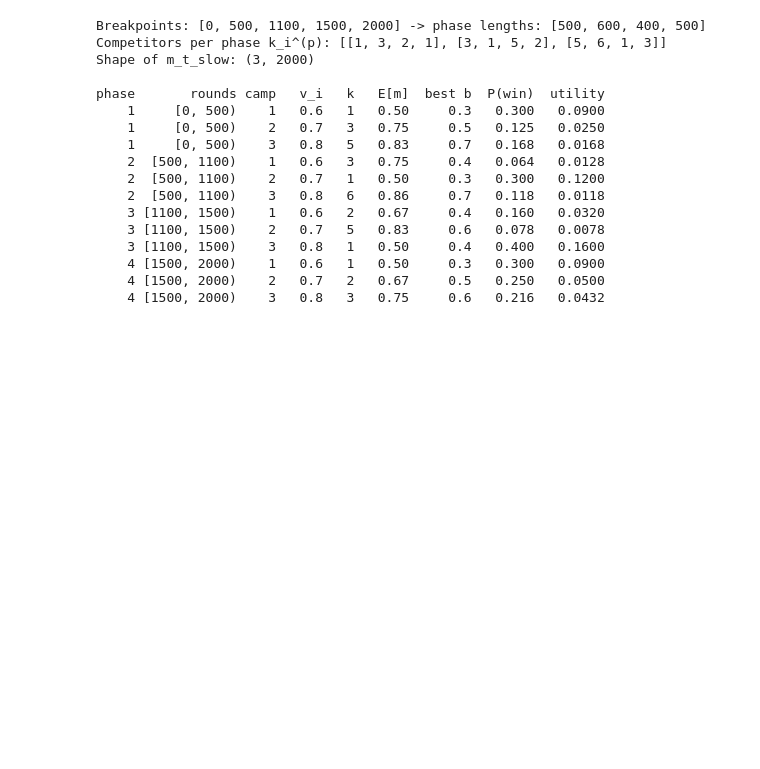
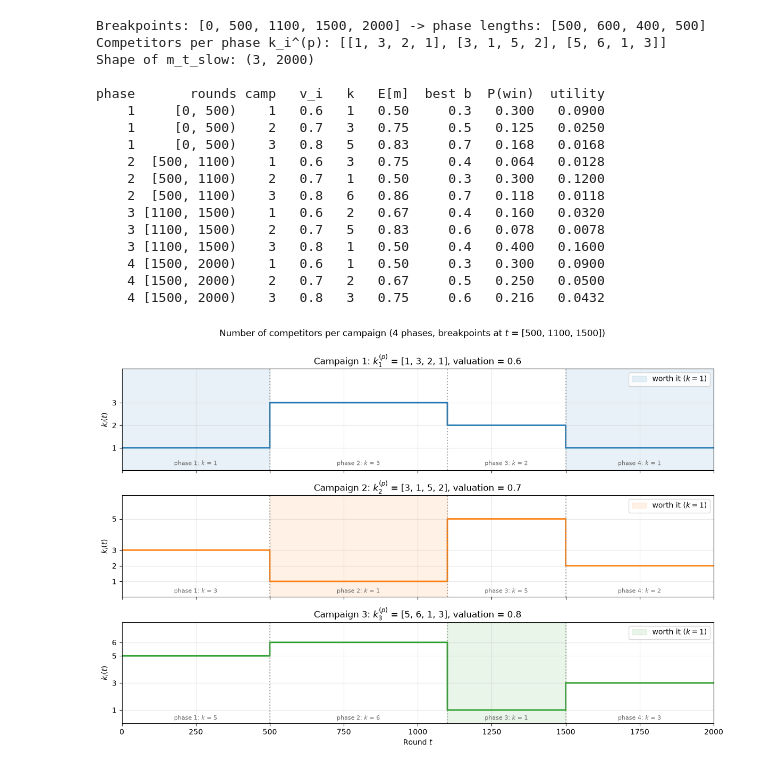
Before and after one commit to poligregni/OnlineLearningApplications2026, a Jupyter notebook: requirement_4.ipynb, the cells around one changed output. Cells and saved outputs as stored; diff of their text form; code cells hidden in the pictures; blank space fills up the shorter version.

```diff
--- a/requirement_4.ipynb
+++ b/requirement_4.ipynb
@@ -136,3 +136,59 @@ phase       rounds camp   v_i   k   E[m]  best b  P(win)  utility
     4 [1500, 2000)    1   0.6   1   0.50     0.3   0.300   0.0900
     4 [1500, 2000)    2   0.7   2   0.67     0.5   0.250   0.0500
     4 [1500, 2000)    3   0.8   3   0.75     0.6   0.216   0.0432
+# %%
+# ------------------------------------------------------------------
+# Plot 1: k_i(t) per campaign (one subplot each) to show the phases
+# ------------------------------------------------------------------
+fig, axes = plt.subplots(n_campaigns, 1, figsize=(12, 8), sharex=True)
+
+for campaign in range(n_campaigns):
+    ax = axes[campaign]
+    ax.step(
+        t, n_competitors_t[campaign],
+        where="post", color=f"C{campaign}", linewidth=2
+    )
+
+    # vertical lines at the breakpoints (shared by all campaigns)
+    for tau in breakpoints[1:-1]:
+        ax.axvline(tau, color="gray", linestyle=":", alpha=0.7)
+
+    # shade the phases in which this campaign is the "worth it" one (k = 1)
+    first = True
+    for p in range(n_phases):
+        if k_phases[campaign][p] == 1:
+            ax.axvspan(
+                breakpoints[p], breakpoints[p + 1],
+                color=f"C{campaign}", alpha=0.10,
+                label="worth it ($k = 1$)" if first else None
+            )
+            first = False
+
+    # phase number and k written at the bottom of each phase
+    for p in range(n_phases):
+        ax.text(
+            (breakpoints[p] + breakpoints[p + 1]) / 2, 0.15,
+            f"phase {p + 1}: $k$ = {k_phases[campaign][p]}",
+            ha="center", va="bottom", fontsize=8, color="dimgray"
+        )
+
+    ax.set_ylim(0, max(k_phases[campaign]) + 1.5)
+    ax.set_yticks(sorted(set(k_phases[campaign])))
+    ax.set_ylabel("$k_i(t)$")
+    ax.set_title(
+        f"Campaign {campaign + 1}: $k_{campaign + 1}^{{(p)}}$ = {k_phases[campaign]}, "
+        f"valuation = {my_valuations[campaign]}"
+    )
+    ax.legend(loc="upper right")
+    ax.grid(alpha=0.3)
+
+axes[-1].set_xlabel("Round $t$")
+axes[-1].set_xlim(0, n_users)
+plt.suptitle(
+    f"Number of competitors per campaign ({n_phases} phases, "
+    f"breakpoints at $t$ = {breakpoints[1:-1]})", y=1.0
+)
+plt.tight_layout()
+plt.show()
+# %% [output]
+[figure, added]
```
Also changed, not shown: parts of 4 cells of this notebook, 2 other files.
